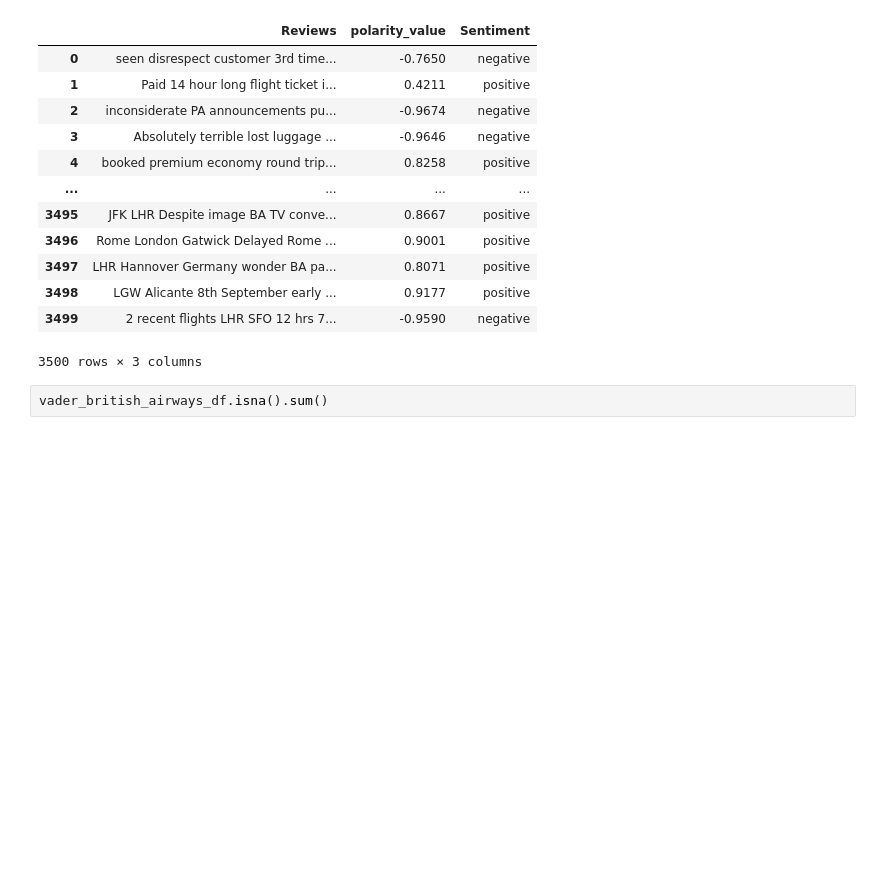
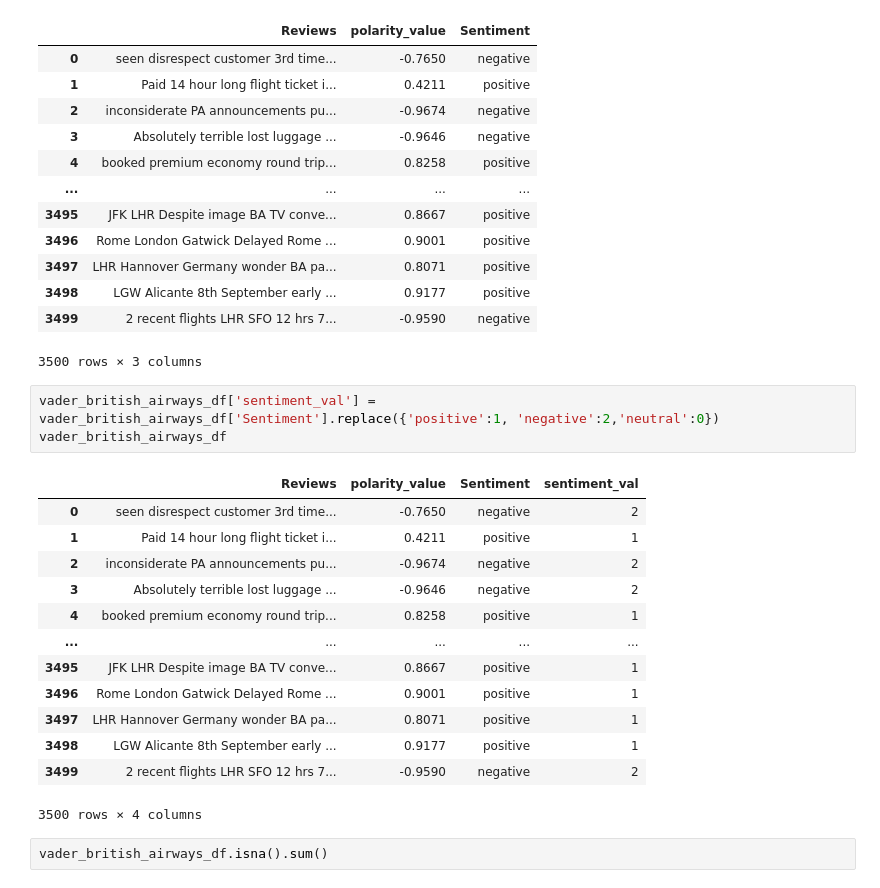
Before and after one commit to Bunnydavid27/British_airways_data_analysis, a Jupyter notebook: British_airways_Data_Analysis.ipynb, the cells around one changed output. Cells and saved outputs as stored; diff of their text form; blank space fills up the shorter version.

```diff
--- a/British_airways_Data_Analysis.ipynb
+++ b/British_airways_Data_Analysis.ipynb
@@ -531,6 +531,23 @@ vader_british_airways_df
 | 3498 | LGW Alicante 8th September early ... | 0.9177 | positive |
 | 3499 | 2 recent flights LHR SFO 12 hrs 7... | -0.9590 | negative |
 3500 rows × 3 columns
+# %%
+vader_british_airways_df['sentiment_val'] = vader_british_airways_df['Sentiment'].replace({'positive':1, 'negative':2,'neutral':0})
+vader_british_airways_df
+# %% [output]
+|  | Reviews | polarity_value | Sentiment | sentiment_val |
+| 0 | seen disrespect customer 3rd time... | -0.7650 | negative | 2 |
+| 1 | Paid 14 hour long flight ticket i... | 0.4211 | positive | 1 |
+| 2 | inconsiderate PA announcements pu... | -0.9674 | negative | 2 |
+| 3 | Absolutely terrible lost luggage ... | -0.9646 | negative | 2 |
+| 4 | booked premium economy round trip... | 0.8258 | positive | 1 |
+| ... | ... | ... | ... | ... |
+| 3495 | JFK LHR Despite image BA TV conve... | 0.8667 | positive | 1 |
+| 3496 | Rome London Gatwick Delayed Rome ... | 0.9001 | positive | 1 |
+| 3497 | LHR Hannover Germany wonder BA pa... | 0.8071 | positive | 1 |
+| 3498 | LGW Alicante 8th September early ... | 0.9177 | positive | 1 |
+| 3499 | 2 recent flights LHR SFO 12 hrs 7... | -0.9590 | negative | 2 |
+3500 rows × 4 columns
 # %%
 vader_british_airways_df.isna().sum()
 # %% [output]
```
Also changed, not shown: parts of 2 cells of this notebook, 8 other files.
